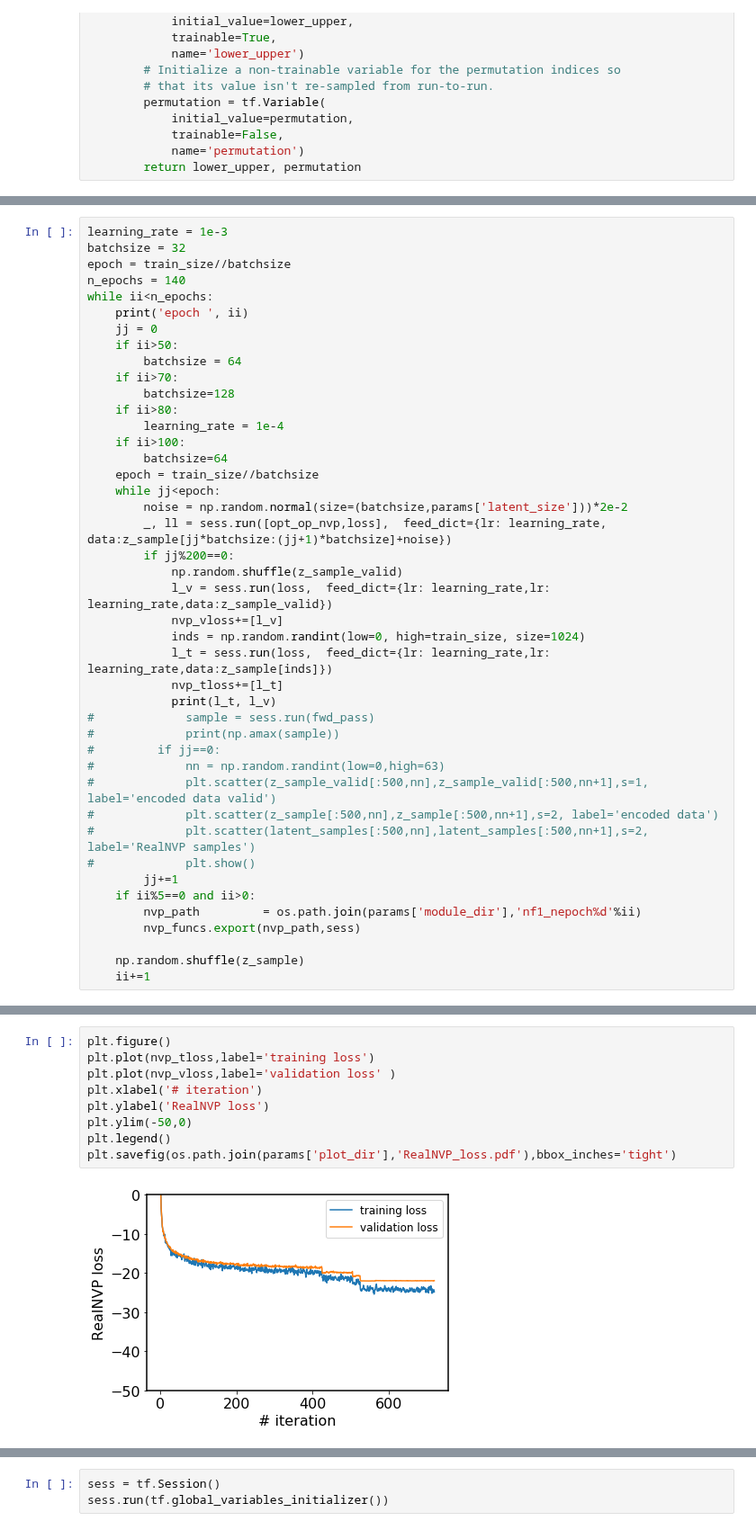
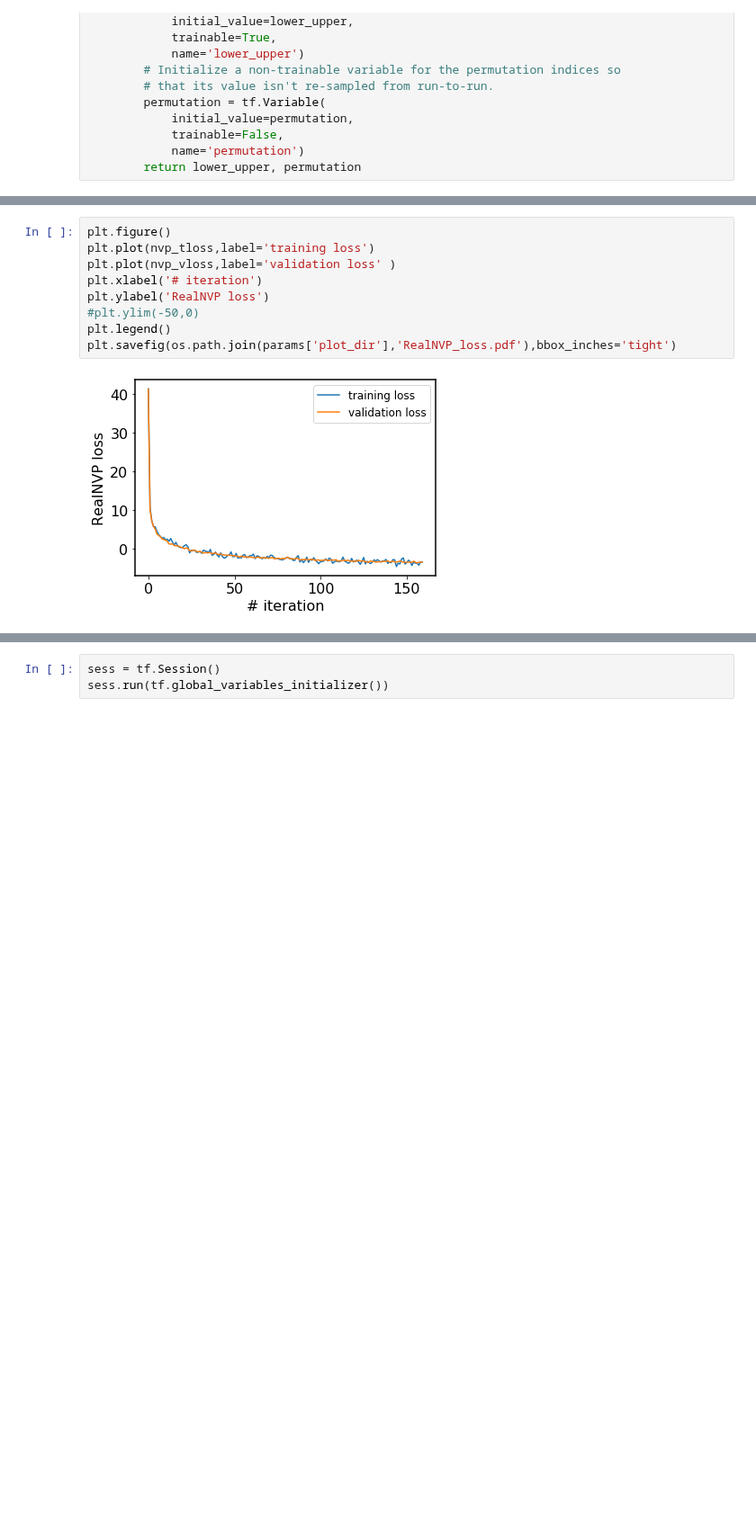
Before and after one commit to VMBoehm/PAE, a Jupyter notebook: notebooks/tf2/Train_NSF_FMNIST_PAE_40.ipynb, the cells around one changed output, grey strips where cells are left out. Shown at 90% size. Drawn from its saved outputs; the diff is of its cells as text; blank space fills up the shorter version.

```diff
--- a/notebooks/tf2/Train_NSF_FMNIST_PAE_40.ipynb
+++ b/notebooks/tf2/Train_NSF_FMNIST_PAE_40.ipynb
@@ -339,43 +231,0 @@ ii     = 0
-# %%
-learning_rate = 1e-3
-batchsize = 32
-epoch = train_size//batchsize
-n_epochs = 140
-while ii<n_epochs:
-    print('epoch ', ii)
-    jj = 0
-    if ii>50:
-        batchsize = 64
-    if ii>70:
-        batchsize=128
-    if ii>80:
-        learning_rate = 1e-4
-    if ii>100:
-        batchsize=64
-    epoch = train_size//batchsize
-    while jj<epoch:
-        noise = np.random.normal(size=(batchsize,params['latent_size']))*2e-2
-        _, ll = sess.run([opt_op_nvp,loss],  feed_dict={lr: learning_rate, data:z_sample[jj*batchsize:(jj+1)*batchsize]+noise})
-        if jj%200==0:
-            np.random.shuffle(z_sample_valid)
-            l_v = sess.run(loss,  feed_dict={lr: learning_rate,lr: learning_rate,data:z_sample_valid})
-            nvp_vloss+=[l_v]
-            inds = np.random.randint(low=0, high=train_size, size=1024)
-            l_t = sess.run(loss,  feed_dict={lr: learning_rate,lr: learning_rate,data:z_sample[inds]})
-            nvp_tloss+=[l_t]
-            print(l_t, l_v)
-#             sample = sess.run(fwd_pass)
-#             print(np.amax(sample))
-#         if jj==0:
-#             nn = np.random.randint(low=0,high=63)
-#             plt.scatter(z_sample_valid[:500,nn],z_sample_valid[:500,nn+1],s=1, label='encoded data valid')
-#             plt.scatter(z_sample[:500,nn],z_sample[:500,nn+1],s=2, label='encoded data')
-#             plt.scatter(latent_samples[:500,nn],latent_samples[:500,nn+1],s=2, label='RealNVP samples')
-#             plt.show()
-        jj+=1
-    if ii%5==0 and ii>0:
-        nvp_path         = os.path.join(params['module_dir'],'nf1_nepoch%d'%ii)
-        nvp_funcs.export(nvp_path,sess)
-
-    np.random.shuffle(z_sample)
-    ii+=1
@@ -400,14 +450,14 @@ epoch  6
 # %%
 plt.figure()
 plt.plot(nvp_tloss,label='training loss')
 plt.plot(nvp_vloss,label='validation loss' )
 plt.xlabel('# iteration')
 plt.ylabel('RealNVP loss')
-plt.ylim(-50,0)
+#plt.ylim(-50,0)
 plt.legend()
 plt.savefig(os.path.join(params['plot_dir'],'RealNVP_loss.pdf'),bbox_inches='tight')
 # %% [output]
-[figure, old version]
+[figure, new version]
 # %%
 sess.run(loss,  feed_dict={lr: learning_rate,lr: learning_rate,data:z_sample_valid})
 # %% [output]
```
Also changed, not shown: parts of 24 cells of this notebook, 4 other files.
